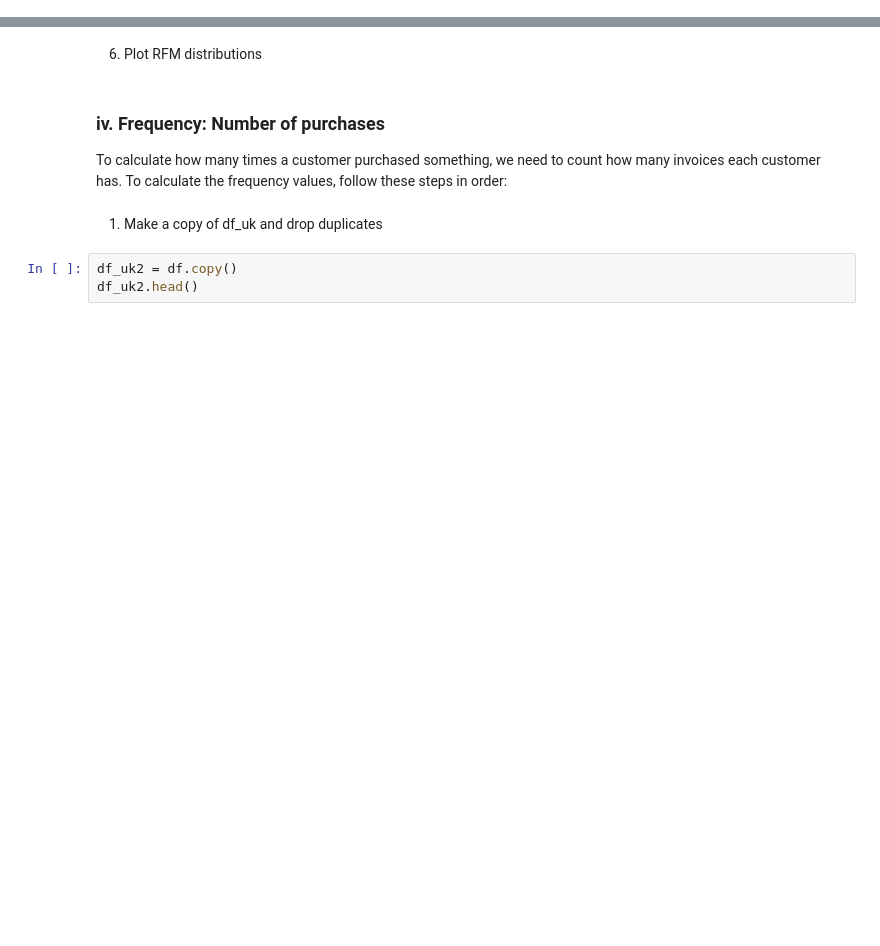
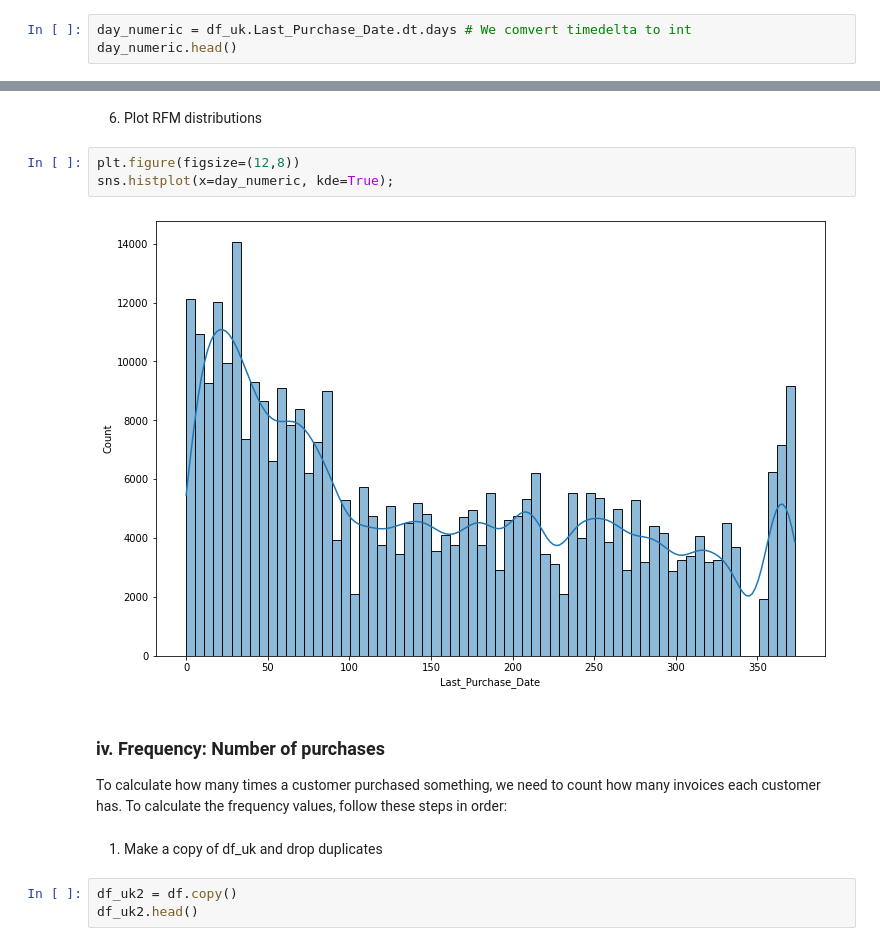
Before and after one commit to Ertugrul-Kurubal/Machine-Learning, a Jupyter notebook: Project/Capstone Project/Customer Segmentation Capstone.ipynb, the cells around one changed output, grey strips where cells are left out. Cells and saved outputs as stored; diff of their text form; blank space fills up the shorter version.

```diff
--- a/Project/Capstone Project/Customer Segmentation Capstone.ipynb
+++ b/Project/Capstone Project/Customer Segmentation Capstone.ipynb
@@ -854,3 +854,6 @@ CustomerID
 18283.0     3 days
 18287.0    42 days
 Name: Last_Purchase_Date, Length: 3950, dtype: timedelta64[ns]
+# %%
+day_numeric = df_uk.Last_Purchase_Date.dt.days # We comvert timedelta to int
+day_numeric.head()
@@ -872,6 +886,11 @@ See the caveats in the documentation: https://pandas.pydata.org/pandas-docs/stab
 | 4 | 536365 | 84029E | RED WOOLLY HOTTIE WHITE HEART. | 6 | 2010-12-01 08:26:00 | 3.39 | 17850.0 | United Kingdom | 2010-12-01 |
 # %% [markdown]
 6. Plot RFM distributions
+# %%
+plt.figure(figsize=(12,8))
+sns.histplot(x=day_numeric, kde=True);
+# %% [output]
+[figure, added]
 # %% [markdown]
 ### iv. Frequency: Number of purchases
 
```
Also changed, not shown: parts of 7 cells of this notebook.
